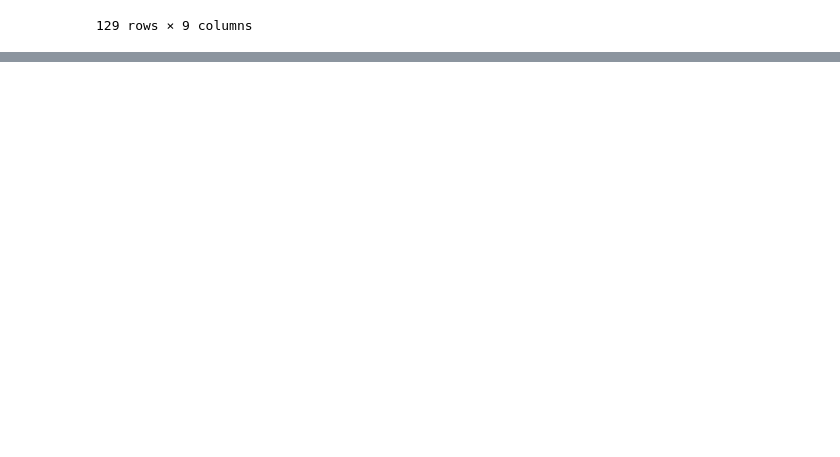
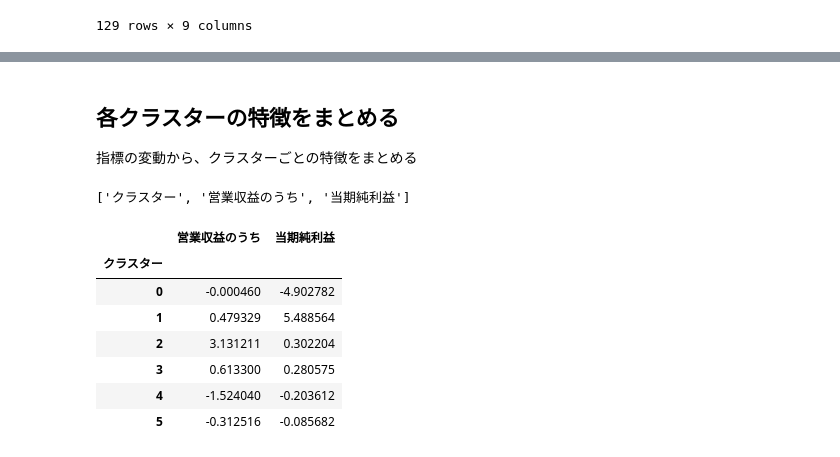
Before and after one commit to Yuki-c6/graduation_work, a Jupyter notebook: work_02/company_clustering.ipynb, the cells around one changed output, grey strips where cells are left out. Drawn from its saved outputs; the diff is of its cells as text; code cells hidden in the pictures; blank space fills up the shorter version.

```diff
--- a/work_02/company_clustering.ipynb
+++ b/work_02/company_clustering.ipynb
@@ -316,0 +273,14 @@ df.groupby('cluster').mean().style.bar(axis=0)
+# %%
+# kmeansでのクラスタリングを実行
+def kmeans_clustering(pca_data, cluster):
+    kmeans = KMeans(n_clusters=cluster, init='random', n_init=10, max_iter=300, random_state=0)
+    kmeans.fit(pca_data)
+
+    cluster = kmeans.labels_
+    cluster_df = pd.DataFrame(data=pca_data, columns=['pca_1', 'pca_2'])
+    cluster_df['cluster'] = cluster
+    display(cluster_df.head())
+
+    return cluster_df, cluster
+
+cluster_df, cluster = kmeans_clustering(pca_data, 6)
@@ -316,0 +353,6 @@ df.groupby('cluster').mean().style.bar(axis=0)
+# %% [markdown]
+## 各クラスターの特徴をまとめる
+指標の変動から、クラスターごとの特徴をまとめる
+# %%
+# 特徴を見出したカラムを抽出
+df = df.loc[:, ['cluster', 'Operating Revenue', 'Net Income']]
@@ -316,0 +371,17 @@ df.groupby('cluster').mean().style.bar(axis=0)
+# %%
+display(columns_list)
+# %% [output]
+['クラスター', '営業収益のうち', '当期純利益']
+# %%
+# 日本語化した結果を確認
+df.columns = columns_list
+df.groupby('クラスター').mean().style.bar(axis=0)
+# %% [output]
+|  | 営業収益のうち | 当期純利益 |
+| クラスター |  |  |
+| 0 | -0.000460 | -4.902782 |
+| 1 | 0.479329 | 5.488564 |
+| 2 | 3.131211 | 0.302204 |
+| 3 | 0.613300 | 0.280575 |
+| 4 | -1.524040 | -0.203612 |
+| 5 | -0.312516 | -0.085682 |
```
Also changed, not shown: parts of 45 cells of this notebook.
